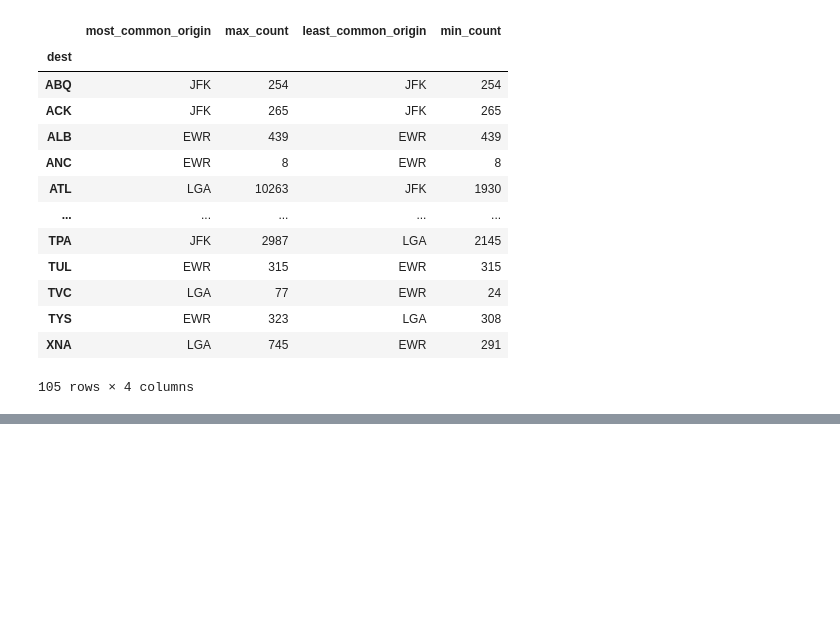
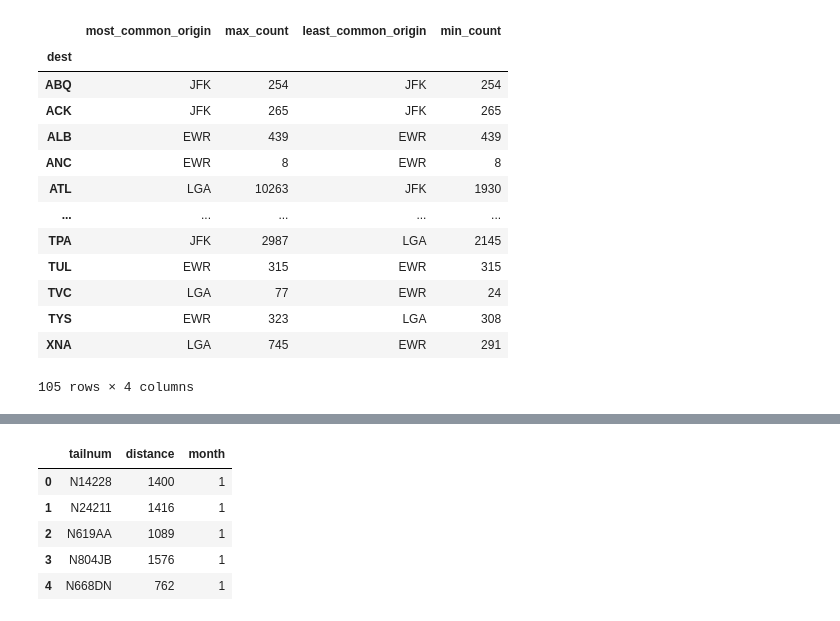
Before and after one commit to Villiem/nycflights-python, a Jupyter notebook: nycflights.ipynb, the cells around one changed output, grey strips where cells are left out. Cells and saved outputs as stored; diff of their text form; code cells hidden in the pictures; blank space fills up the shorter version.

```diff
--- a/nycflights.ipynb
+++ b/nycflights.ipynb
@@ -155,0 +159,2 @@ s
+# %%
+flights['time_hour'] = pd.to_datetime(flights['time_hour'])
@@ -155,0 +188,14 @@ s
+# %%
+## Cuando empezaba a programar en R un ejercicio era hacer gráficas del tiempo total de vuelo por mes
+## Quiero ver si lo puedo replicar, aunque ahora que lo veo solamente es trivial
+
+var = ['tailnum','distance', 'month']
+df1 = flights[var]
+df1.head()
+# %% [output]
+|  | tailnum | distance | month |
+| 0 | N14228 | 1400 | 1 |
+| 1 | N24211 | 1416 | 1 |
+| 2 | N619AA | 1089 | 1 |
+| 3 | N804JB | 1576 | 1 |
+| 4 | N668DN | 762 | 1 |
```
Also changed, not shown: parts of 5 cells of this notebook.
